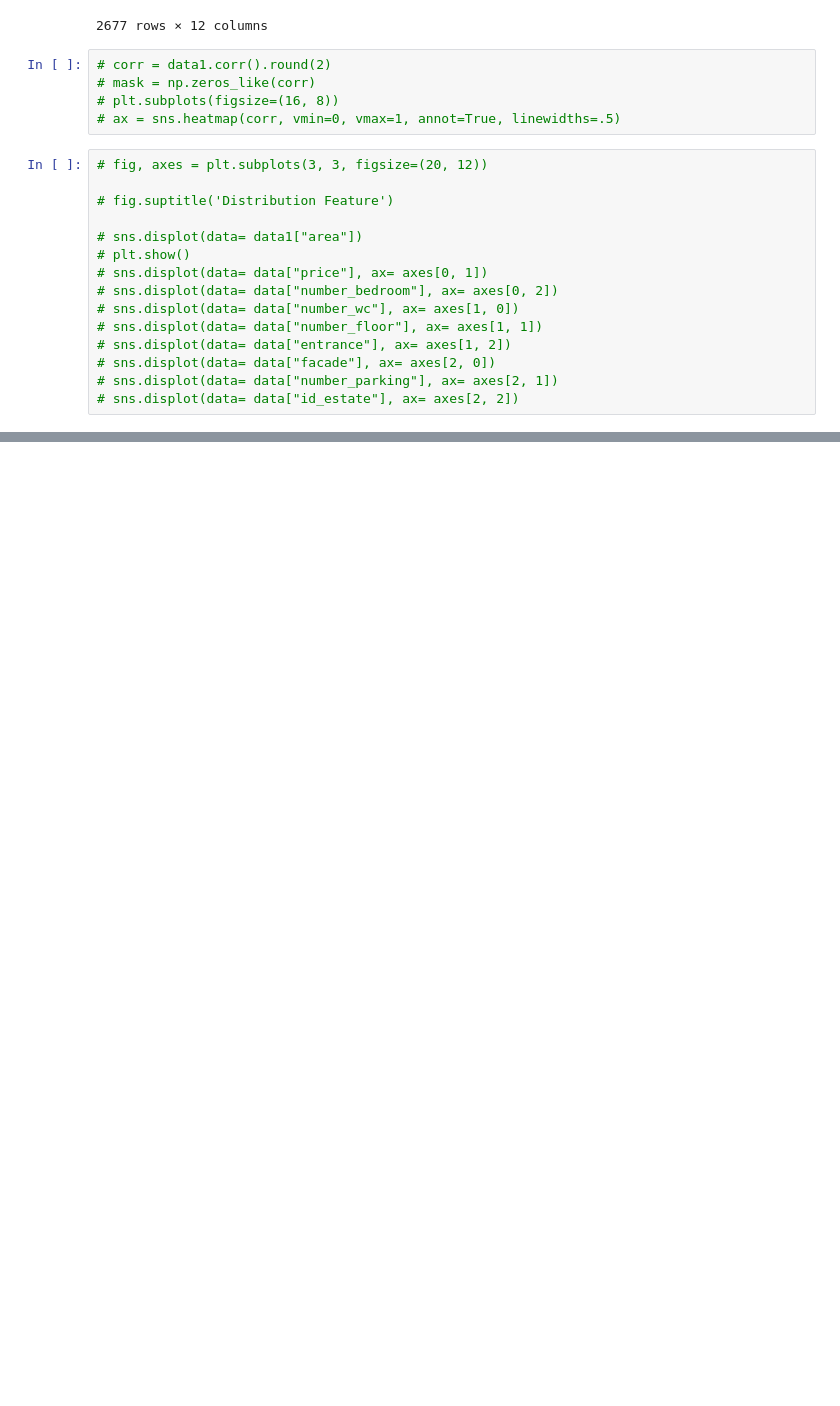
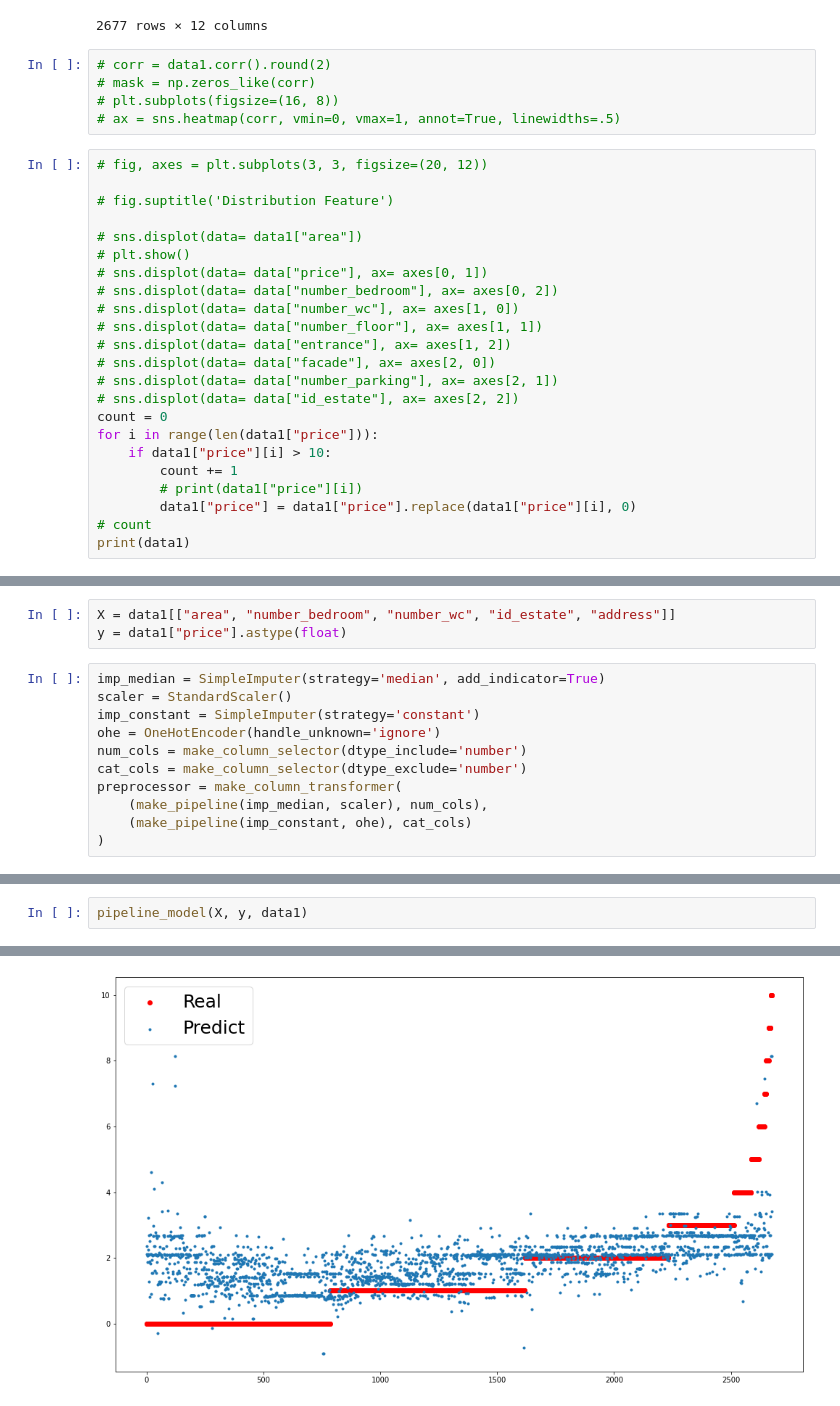
Before and after one commit to lythanhhai/Crawl_Real_Estate, a Jupyter notebook: EDA.ipynb, the cells around one changed output, grey strips where cells are left out. Saved outputs shown, nothing was run; the diff lists cells and outputs as text; blank space fills up the shorter version.

```diff
--- a/EDA.ipynb
+++ b/EDA.ipynb
@@ -227,3 +227,11 @@ data1
 # sns.displot(data= data["facade"], ax= axes[2, 0])
 # sns.displot(data= data["number_parking"], ax= axes[2, 1])
 # sns.displot(data= data["id_estate"], ax= axes[2, 2])
+count = 0
+for i in range(len(data1["price"])):
+    if data1["price"][i] > 10:
+        count += 1
+        # print(data1["price"][i])
+        data1["price"] = data1["price"].replace(data1["price"][i], 0)
+# count
+print(data1)
@@ -229,0 +272,14 @@ data1
+# %%
+X = data1[["area", "number_bedroom", "number_wc", "id_estate", "address"]]
+y = data1["price"].astype(float)
+# %%
+imp_median = SimpleImputer(strategy='median', add_indicator=True)
+scaler = StandardScaler()
+imp_constant = SimpleImputer(strategy='constant')
+ohe = OneHotEncoder(handle_unknown='ignore')
+num_cols = make_column_selector(dtype_include='number')
+cat_cols = make_column_selector(dtype_exclude='number')
+preprocessor = make_column_transformer(
+    (make_pipeline(imp_median, scaler), num_cols),
+    (make_pipeline(imp_constant, ohe), cat_cols)
+)
@@ -229,0 +330,3 @@ data1
+# %%
+pipeline_model(X, y, data1)
+# %% [output]
@@ -229,0 +350 @@ data1
+[figure, added]
```
Also changed, not shown: parts of 6 cells of this notebook, 3 other files.
